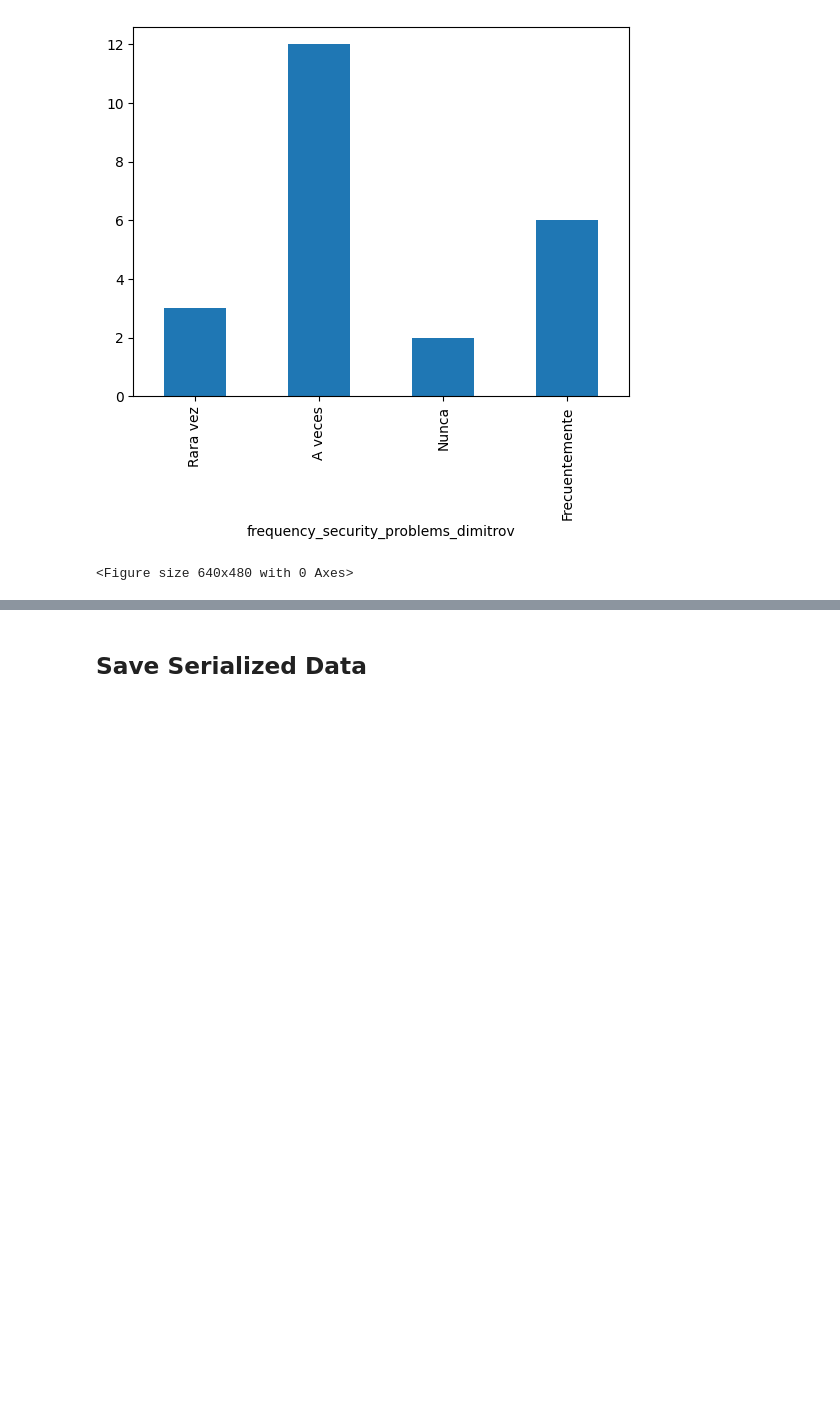
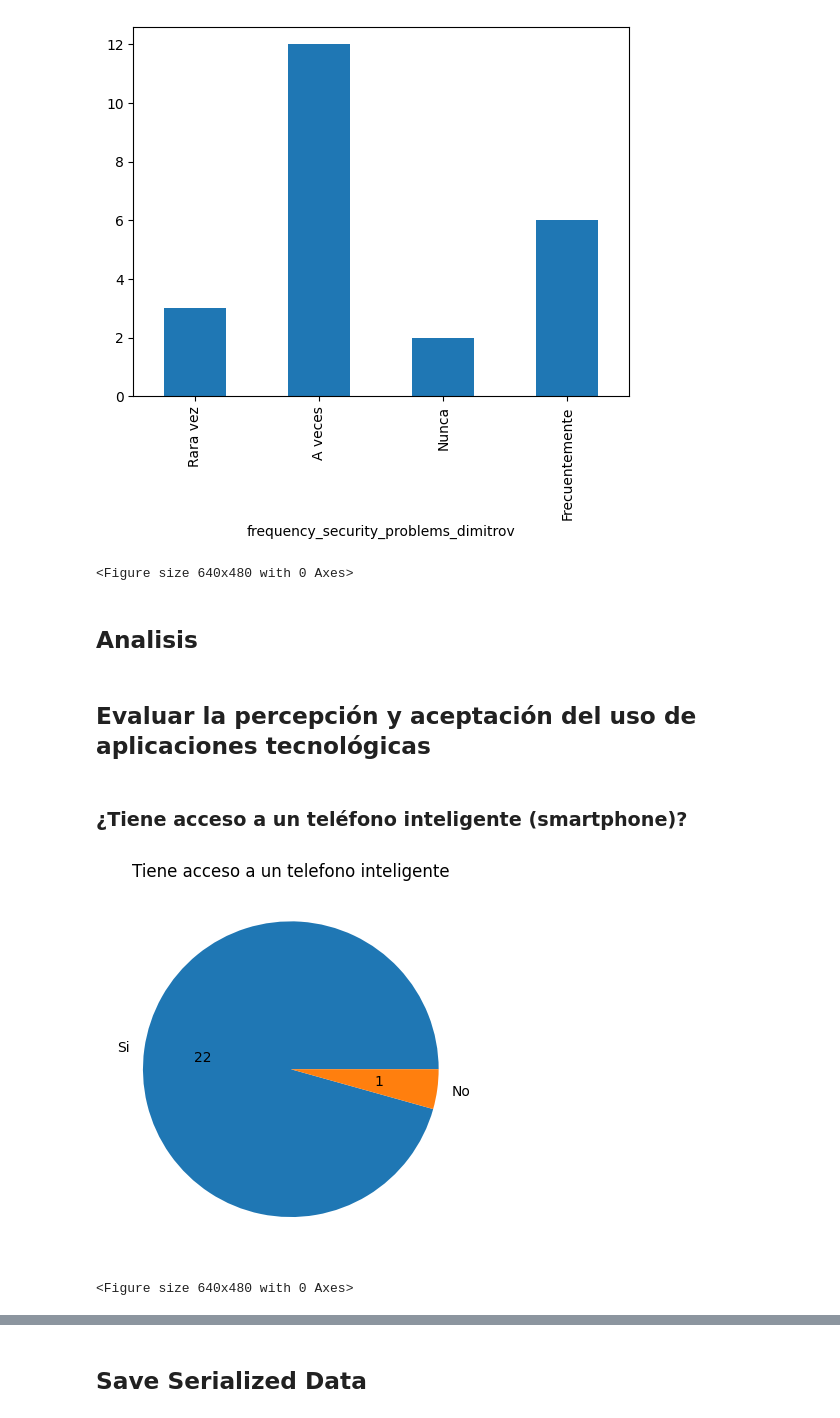
Before and after one commit to Mortadelo24/survey-integrador-one, a Jupyter notebook: notebook.ipynb, the cells around one changed output, grey strips where cells are left out. Drawn from its saved outputs; the diff is of its cells as text; code cells hidden in the pictures; blank space fills up the shorter version.

```diff
--- a/notebook.ipynb
+++ b/notebook.ipynb
@@ -93,21 +131,23 @@ new_name_columns = [
     "waste_problems",
     "knows_where_report",
     "are_authorities_efective",
-    "likes_features_app"
+    "would_like_features"
 ]
 
+
+
 results.columns = new_name_columns
 # %% [markdown]
 ## Serialize Data
 # %%
-
 results["date"] = results["date"].apply(lambda ds: datetime.strptime(ds[:-4], "%Y/%m/%d %I:%M:%S %p"))
 
 # there are some ages that does not include only digits so i will omit those
 results["age"] = results["age"].apply(string_to_number)
+average_age = results["age"].mean()
+results["age"] = results["age"].fillna(round(average_age))
 
-print(results.isna().sum())
-results["gender"] = results["gender"].apply(lambda gs: gs=="Masculinos")
+results["gender"] = results["gender"].apply(lambda gs: 1 if gs=="Masculinos" else 0)
 results["has_access_smartphone"] = results["has_access_smartphone"].apply(closed_question_serializer)
 results["would_use_app"] = results["would_use_app"].apply(lambda ws: 1 if ws == "Sí" else (0 if ws == "Tal vez" else -1) )
 results["uses_social_mobile_apps"] = results["uses_social_mobile_apps"].apply(closed_question_serializer)
@@ -121,4 +161,4 @@ results["security_problems"] = results["security_problems"].apply(string_list_se
 results["waste_problems"] = results["waste_problems"].apply(string_list_serializer)
 results["knows_where_report"] = results["knows_where_report"].apply(closed_question_serializer)
 
-results["likes_features_app"] = results["likes_features_app"].apply(string_list_serializer)
+results["would_like_features"] = results["would_like_features"].apply(serialize_would_like_features)
@@ -141,13 +165,20 @@ dtype: int64
 # %% [markdown]
 ## Generate graphs
 # %%
-frequency_problems_labels = {
-    -2: "Rara vez",
-    -1: "A veces",
-    0: "Nunca",
-    1: "Frecuentemente",
-    2: "Siempre"
-}
+
+
+
+get_results_absolute_value = lambda p: f'{int(p * total_entries / 100)}'
+
+def create_plot(name: str):
+    plt.savefig("output/graphs/"+ name + ".png", bbox_inches='tight')
+    plt.show()
+    plt.clf()
+
+def create_closed_question_distribution_pie(df: pd.DataFrame, column: str, title: str):
+    distribution_plot = results[column].value_counts().rename(index=closed_questions_labels).plot(kind="pie", autopct=get_results_absolute_value)
+    distribution_plot.set_title(title)
+    distribution_plot.set_axis_off()
 # %%
 waste_problems_plot = results.groupby("frequency_waste_problems_dimitrov")["frequency_waste_problems_dimitrov"].count()
 waste_problems_plot = waste_problems_plot.rename(index=frequency_problems_labels)
@@ -166,3 +195,16 @@ plt.clf()
 # %% [output]
 [figure]
 <Figure size 640x480 with 0 Axes>
+# %% [markdown]
+## Analisis
+# %% [markdown]
+## Evaluar la percepción y aceptación del uso de aplicaciones tecnológicas
+# %% [markdown]
+### ¿Tiene acceso a un teléfono inteligente (smartphone)?
+# %%
+
+create_closed_question_distribution_pie(df=results, column="has_access_smartphone",title="Tiene acceso a un telefono inteligente" )
+create_plot("tiene_telefono")
+# %% [output]
+[figure, added]
+<Figure size 640x480 with 0 Axes>
```
Also changed, not shown: parts of 19 cells of this notebook, 11 other files.
